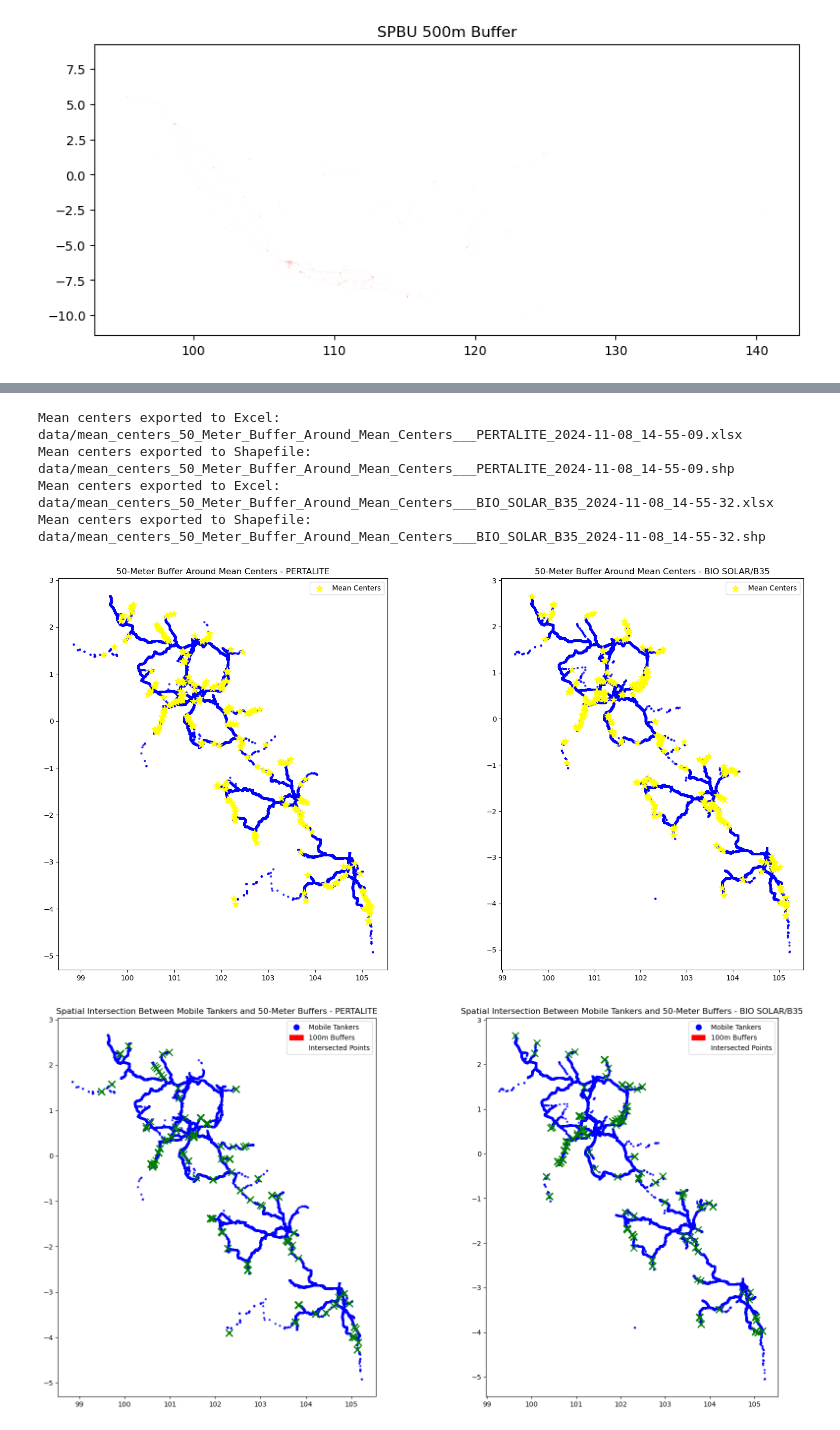
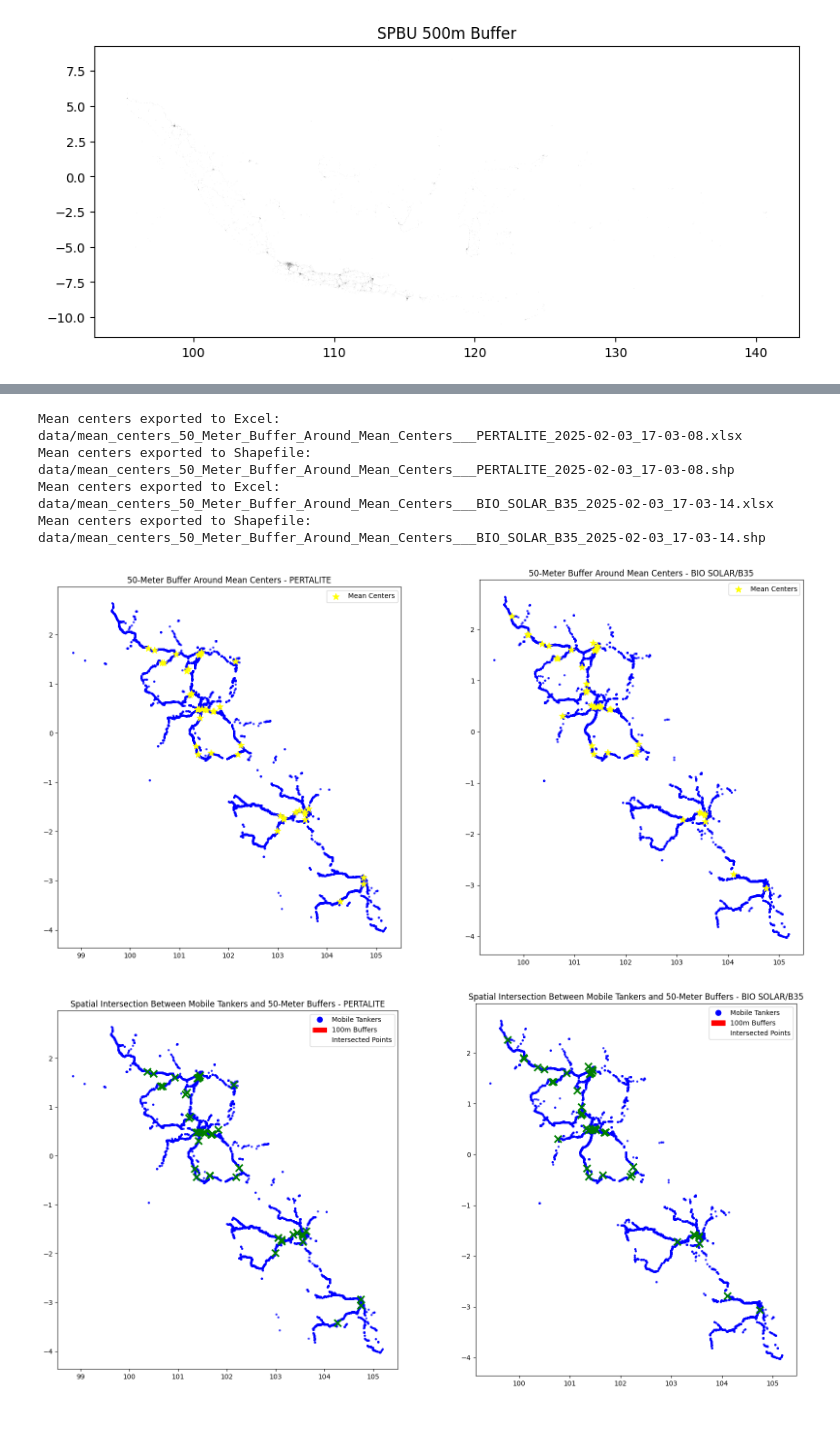
Before and after one commit to romijulianto/clusterind-dbscan-tank-truck, a Jupyter notebook: server2.ipynb, the cells around one changed output, grey strips where cells are left out. Cells and saved outputs as stored; diff of their text form; code cells hidden in the pictures.

Commit message:
feat: change logic intersect roads, spbu, tbbm

```diff
--- a/server2.ipynb
+++ b/server2.ipynb
@@ -394,11 +585,11 @@ from sklearn.cluster import DBSCAN
 import numpy as np
 
 coords_pertalite = np.array(list(gdf_mt_filtered_pertalite.geometry.apply(lambda geom: (geom.x, geom.y))))
-db_pertalite = DBSCAN(eps=0.01, min_samples=10, metric='euclidean').fit(coords_pertalite)
+db_pertalite = DBSCAN(eps=0.0005, min_samples=100, metric='euclidean').fit(coords_pertalite)
 gdf_mt_filtered_pertalite['cluster'] = db_pertalite.labels_
 
 coords_solar = np.array(list(gdf_mt_filtered_solar.geometry.apply(lambda geom: (geom.x, geom.y))))
-db_solar = DBSCAN(eps=0.01, min_samples=10, metric='euclidean').fit(coords_solar)
+db_solar = DBSCAN(eps=0.0005, min_samples=100, metric='euclidean').fit(coords_solar)
 gdf_mt_filtered_solar['cluster'] = db_solar.labels_
 
 fig, (ax1, ax2) = plt.subplots(1, 2, figsize=(20, 10))
@@ -571,32 +762,47 @@ def process_mean_center_and_buffer(gdf_mt_filtered, title, ax):
 
     return gdf_mean_centers, gdf_mean_center_buffer_gdf
 
-
 def process_intersection(gdf_mt_filtered, gdf_mean_center_buffer_gdf, gdf_mean_centers, ax, file_name):
+    # Perform spatial join
     gdf_intersect = gpd.sjoin(gdf_mt_filtered, gdf_mean_center_buffer_gdf, how="inner", predicate="intersects")
 
-    gdf_intersect = gdf_intersect.merge(gdf_mean_centers[['cluster', 'geometry']], on='cluster', how='left', suffixes=('', '_mean_center'))
+    # Merge with mean centers, explicitly specify geometry column
+    gdf_intersect = gdf_intersect.merge(
+        gdf_mean_centers[['cluster', 'geometry']].rename(columns={'geometry': 'geometry_mean_center'}),
+        on='cluster',
+        how='left'
+    )
 
+    # Validate data before plotting
+    if len(gdf_intersect) == 0:
+        print(f"No intersections found for {file_name}")
+        return
+
+    # Plot results
     gdf_mt_filtered.plot(ax=ax, marker='o', color='blue', markersize=5, alpha=0.7)
     gdf_mean_center_buffer_gdf.plot(ax=ax, color='red', alpha=0.5)
     gdf_intersect.plot(ax=ax, marker='x', color='green', markersize=100)
 
-    gdf_intersect['LAT_CLUSTER'] = gdf_intersect['geometry_mean_center'].apply(lambda geom: geom.y)
-    gdf_intersect['LONG_CLUSTER'] = gdf_intersect['geometry_mean_center'].apply(lambda geom: geom.x)
+    # Add cluster information safely
+    gdf_intersect['LAT_CLUSTER'] = gdf_intersect['geometry_mean_center'].apply(
+        lambda geom: geom.y if geom is not None else None
+    )
+    gdf_intersect['LONG_CLUSTER'] = gdf_intersect['geometry_mean_center'].apply(
+        lambda geom: geom.x if geom is not None else None
+    )
     gdf_intersect['CLUSTER_ID'] = gdf_intersect['cluster']
     gdf_intersect['BUFFER_DISTANCE'] = 100
 
-    all_columns = list(gdf_intersect.columns)
-    additional_columns = ['LAT_CLUSTER', 'LONG_CLUSTER', 'CLUSTER_ID', 'BUFFER_DISTANCE']
-    export_columns = all_columns + additional_columns
-    export_columns = list(dict.fromkeys(export_columns))
+    # Clean up columns for export
+    export_columns = [col for col in gdf_intersect.columns
+                     if col not in ['geometry_mean_center']
+                     and not pd.isna(col)]
 
-    gdf_intersect = gdf_intersect[export_columns]
-
+    # Export to Excel
     if 'geometry' in gdf_intersect.columns:
-        df_intersect = pd.DataFrame(gdf_intersect.drop(columns='geometry'))
+        df_intersect = pd.DataFrame(gdf_intersect.drop(columns=['geometry', 'geometry_mean_center']))
     else:
-        df_intersect = pd.DataFrame(gdf_intersect)
+        df_intersect = pd.DataFrame(gdf_intersect.drop(columns=['geometry_mean_center']))
 
     now = datetime.now().strftime("%Y-%m-%d_%H-%M-%S")
     with pd.ExcelWriter(f"data/{file_name}_{now}.xlsx", engine='openpyxl') as writer:
@@ -613,40 +819,40 @@ def process_intersection(gdf_mt_filtered, gdf_mean_center_buffer_gdf, gdf_mean_c
                         max_length = len(str(cell.value))
                 except Exception as e:
                     print(f"Error processing cell {cell}: {e}")
             adjusted_width = (max_length + 2)
             worksheet.column_dimensions[column].width = adjusted_width
 
         thin_border = Border(left=Side(style='thin'), right=Side(style='thin'),
                              top=Side(style='thin'), bottom=Side(style='thin'))
         for row in worksheet.iter_rows():
             for cell in row:
                 cell.border = thin_border
                 cell.fill = PatternFill(start_color='FFFFFF', end_color='FFFFFF', fill_type='solid')
 
         worksheet.auto_filter.ref = worksheet.dimensions
 
 fig, (ax1, ax2) = plt.subplots(1, 2, figsize=(20, 10))
-gdf_mean_centers_pertalite, gdf_mean_center_buffer_gdf_pertalite = process_mean_center_and_buffer(gdf_mt_pertalite, "50-Meter Buffer Around Mean Centers - PERTALITE", ax1)
-gdf_mean_centers_solar, gdf_mean_center_buffer_gdf_solar = process_mean_center_and_buffer(gdf_mt_solar, "50-Meter Buffer Around Mean Centers - BIO SOLAR/B35", ax2)
+gdf_mean_centers_pertalite, gdf_mean_center_buffer_gdf_pertalite = process_mean_center_and_buffer(gdf_mt_filtered_pertalite, "50-Meter Buffer Around Mean Centers - PERTALITE", ax1)
+gdf_mean_centers_solar, gdf_mean_center_buffer_gdf_solar = process_mean_center_and_buffer(gdf_mt_filtered_solar, "50-Meter Buffer Around Mean Centers - BIO SOLAR/B35", ax2)
 
 fig, (ax3, ax4) = plt.subplots(1, 2, figsize=(20, 10))
-process_intersection(gdf_mt_pertalite, gdf_mean_center_buffer_gdf_pertalite, gdf_mean_centers_pertalite, ax3, "pertalite")
-process_intersection(gdf_mt_solar, gdf_mean_center_buffer_gdf_solar, gdf_mean_centers_solar, ax4, "biosolar")
+process_intersection(gdf_mt_filtered_pertalite, gdf_mean_center_buffer_gdf_pertalite, gdf_mean_centers_pertalite, ax3, "pertalite")
+process_intersection(gdf_mt_filtered_solar, gdf_mean_center_buffer_gdf_solar, gdf_mean_centers_solar, ax4, "biosolar")
 legend_elements = [
     Line2D([0], [0], marker='o', color='w', markerfacecolor='blue', markersize=10, label='Mobile Tankers'),
     Patch(facecolor='red', edgecolor='red', label='100m Buffers'),
     Line2D([0], [0], marker='x', color='w', markerfacecolor='green', markersize=10, label='Intersected Points')
 ]
 ax3.legend(handles=legend_elements)
 ax3.set_title("Spatial Intersection Between Mobile Tankers and 50-Meter Buffers - PERTALITE")
 ax4.legend(handles=legend_elements)
 ax4.set_title("Spatial Intersection Between Mobile Tankers and 50-Meter Buffers - BIO SOLAR/B35")
 
 plt.show()
 # %% [output]
-Mean centers exported to Excel: data/mean_centers_50_Meter_Buffer_Around_Mean_Centers___PERTALITE_2024-11-08_14-55-09.xlsx
-Mean centers exported to Shapefile: data/mean_centers_50_Meter_Buffer_Around_Mean_Centers___PERTALITE_2024-11-08_14-55-09.shp
-Mean centers exported to Excel: data/mean_centers_50_Meter_Buffer_Around_Mean_Centers___BIO_SOLAR_B35_2024-11-08_14-55-32.xlsx
-Mean centers exported to Shapefile: data/mean_centers_50_Meter_Buffer_Around_Mean_Centers___BIO_SOLAR_B35_2024-11-08_14-55-32.shp
+Mean centers exported to Excel: data/mean_centers_50_Meter_Buffer_Around_Mean_Centers___PERTALITE_2025-02-03_17-03-08.xlsx
+Mean centers exported to Shapefile: data/mean_centers_50_Meter_Buffer_Around_Mean_Centers___PERTALITE_2025-02-03_17-03-08.shp
+Mean centers exported to Excel: data/mean_centers_50_Meter_Buffer_Around_Mean_Centers___BIO_SOLAR_B35_2025-02-03_17-03-14.xlsx
+Mean centers exported to Shapefile: data/mean_centers_50_Meter_Buffer_Around_Mean_Centers___BIO_SOLAR_B35_2025-02-03_17-03-14.shp
-[figure, old version]
+[figure, new version]
-[figure, old version]
+[figure, new version]
```
Also changed, not shown: parts of 12 cells of this notebook, 1 other file.
